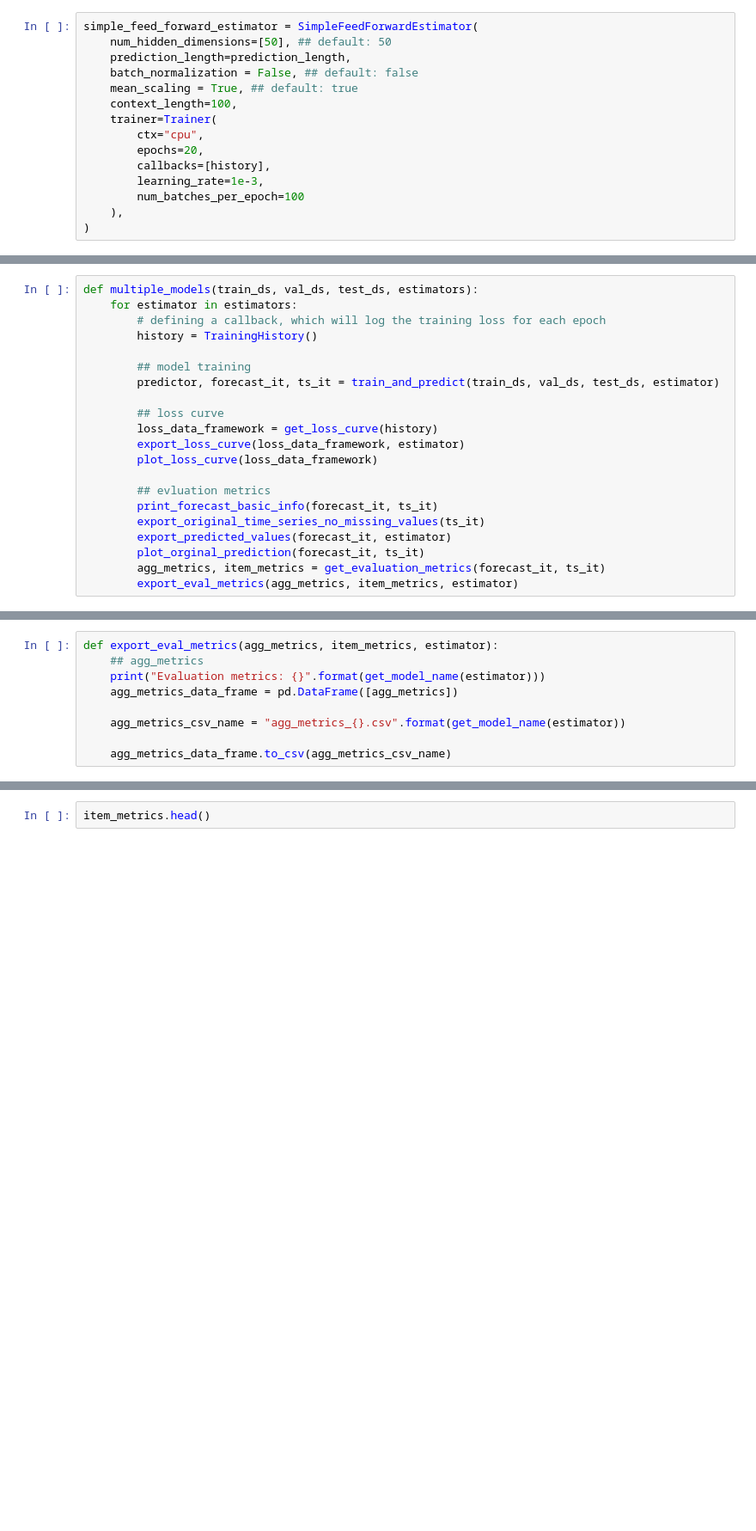
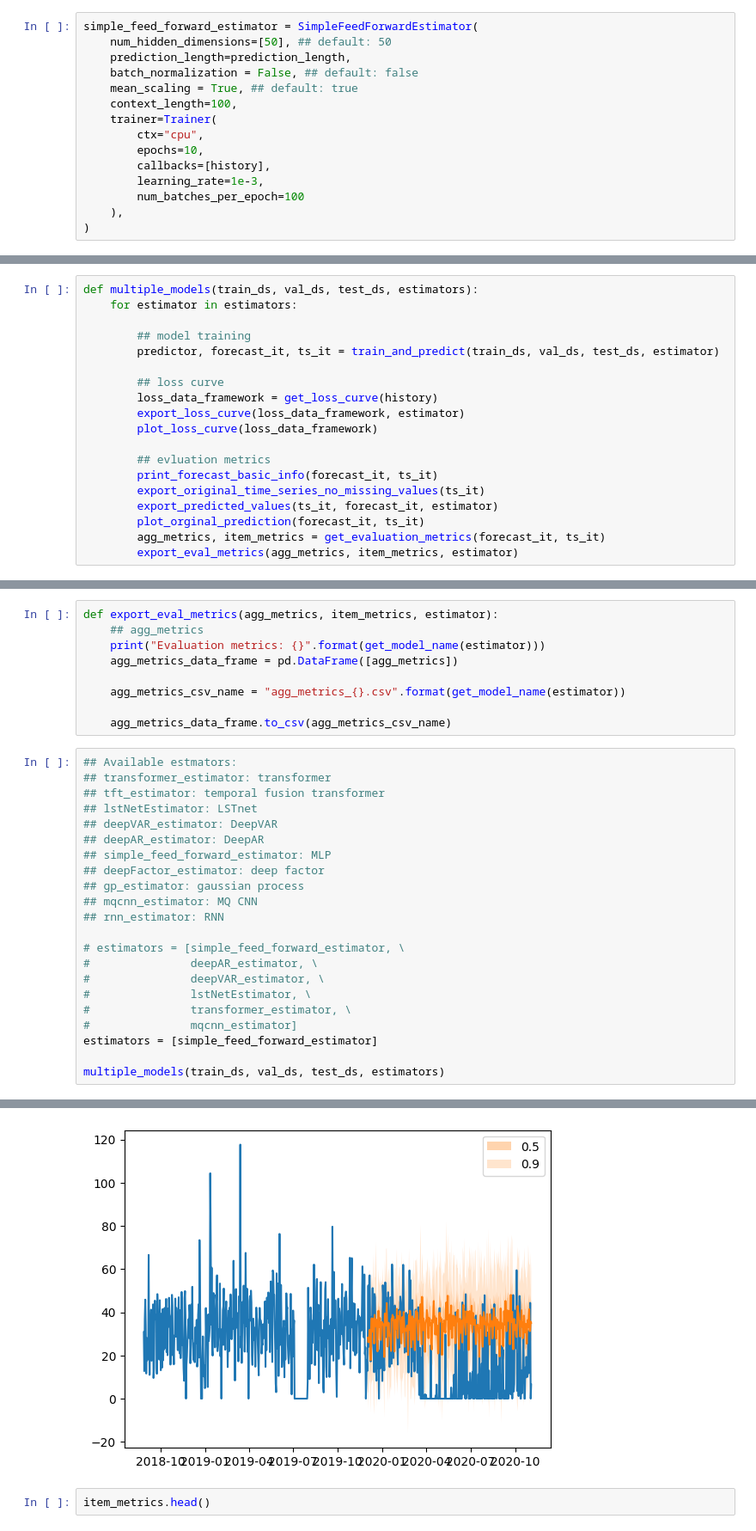
Before and after one commit to Wreck-It-Yuanjie/EV-charging-project, a Jupyter notebook: gluonts_multiple_v_EVdata_multiple_models.ipynb, the cells around one changed output, grey strips where cells are left out. Shown: that part at 86% size. Cells and saved outputs as stored; diff of their text form; blank space fills up the shorter version.

Commit message:
automate multiple models version 3

```diff
--- a/gluonts_multiple_v_EVdata_multiple_models.ipynb
+++ b/gluonts_multiple_v_EVdata_multiple_models.ipynb
@@ -289,7 +302,7 @@ simple_feed_forward_estimator = SimpleFeedForwardEstimator(
     context_length=100,
     trainer=Trainer(
         ctx="cpu",
-        epochs=20,
+        epochs=10,
         callbacks=[history],
         learning_rate=1e-3,
         num_batches_per_epoch=100
@@ -493,8 +506,6 @@ def get_model_name(estimator):
 # %%
 def multiple_models(train_ds, val_ds, test_ds, estimators):
     for estimator in estimators:
-        # defining a callback, which will log the training loss for each epoch
-        history = TrainingHistory()
 
         ## model training
         predictor, forecast_it, ts_it = train_and_predict(train_ds, val_ds, test_ds, estimator)
@@ -507,7 +518,7 @@ def multiple_models(train_ds, val_ds, test_ds, estimators):
         ## evluation metrics
         print_forecast_basic_info(forecast_it, ts_it)
         export_original_time_series_no_missing_values(ts_it)
-        export_predicted_values(forecast_it, estimator)
+        export_predicted_values(ts_it, forecast_it, estimator)
         plot_orginal_prediction(forecast_it, ts_it)
         agg_metrics, item_metrics = get_evaluation_metrics(forecast_it, ts_it)
         export_eval_metrics(agg_metrics, item_metrics, estimator)
@@ -635,3 +592,26 @@ def export_eval_metrics(agg_metrics, item_metrics, estimator):
     agg_metrics_csv_name = "agg_metrics_{}.csv".format(get_model_name(estimator))
 
     agg_metrics_data_frame.to_csv(agg_metrics_csv_name)
+# %%
+## Available estmators:
+## transformer_estimator: transformer
+## tft_estimator: temporal fusion transformer
+## lstNetEstimator: LSTnet
+## deepVAR_estimator: DeepVAR
+## deepAR_estimator: DeepAR
+## simple_feed_forward_estimator: MLP
+## deepFactor_estimator: deep factor
+## gp_estimator: gaussian process
+## mqcnn_estimator: MQ CNN
+## rnn_estimator: RNN
+
+# estimators = [simple_feed_forward_estimator, \
+#               deepAR_estimator, \
+#               deepVAR_estimator, \
+#               lstNetEstimator, \
+#               transformer_estimator, \
+#               mqcnn_estimator]
+estimators = [simple_feed_forward_estimator]
+
+multiple_models(train_ds, val_ds, test_ds, estimators)
+# %% [output]
@@ -638,3 +633,4 @@ def export_eval_metrics(agg_metrics, item_metrics, estimator):
+[figure, added]
 # %%
 item_metrics.head()
 # %% [output]
```
Also changed, not shown: parts of 15 cells of this notebook, 5 other files.
